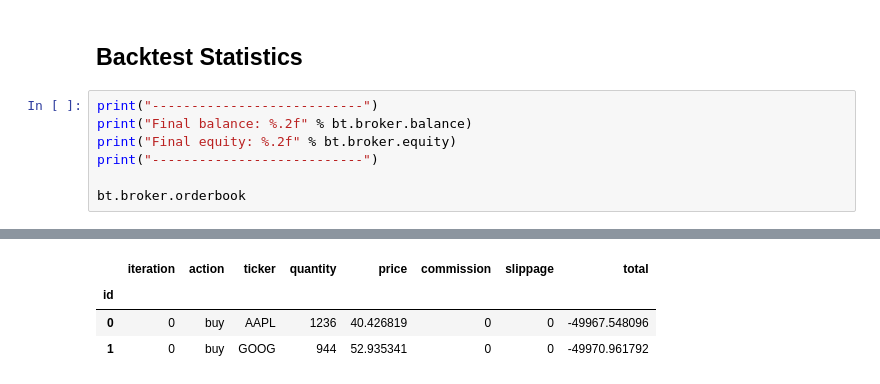
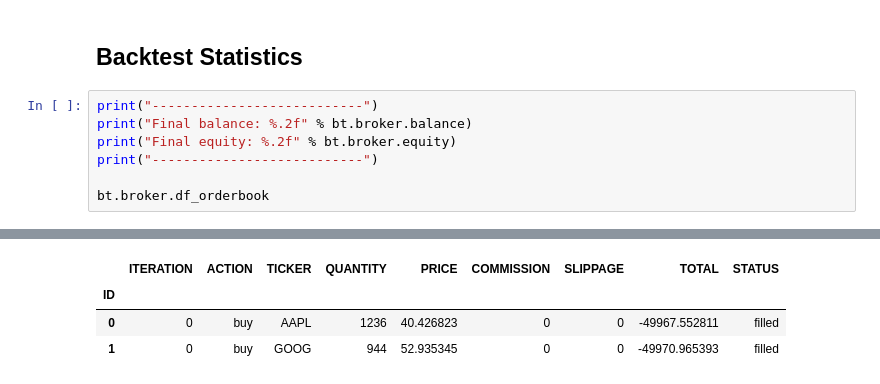
Before and after one commit to ninebel/nbacktest, a Jupyter notebook: examples/Example Buy and Hold.ipynb, the cells around one changed output, grey strips where cells are left out. Saved outputs shown, nothing was run; the diff lists cells and outputs as text.

Commit message:
Change result dataframe and bugfixes

```diff
--- a/examples/Example Buy and Hold.ipynb
+++ b/examples/Example Buy and Hold.ipynb
@@ -97,6 +101,6 @@ print("Final balance: %.2f" % bt.broker.balance)
 print("Final equity: %.2f" % bt.broker.equity)
 print("---------------------------")
 
-bt.broker.orderbook
+bt.broker.df_orderbook
 # %% [output]
 ---------------------------
@@ -105,6 +109,6 @@ Final equity: 241867.51
 ---------------------------
-|  | iteration | action | ticker | quantity | price | commission | slippage | total |
-| id |  |  |  |  |  |  |  |  |
-| 0 | 0 | buy | AAPL | 1236 | 40.426819 | 0 | 0 | -49967.548096 |
-| 1 | 0 | buy | GOOG | 944 | 52.935341 | 0 | 0 | -49970.961792 |
+|  | ITERATION | ACTION | TICKER | QUANTITY | PRICE | COMMISSION | SLIPPAGE | TOTAL | STATUS |
+| ID |  |  |  |  |  |  |  |  |  |
+| 0 | 0 | buy | AAPL | 1236 | 40.426823 | 0 | 0 | -49967.552811 | filled |
+| 1 | 0 | buy | GOOG | 944 | 52.935345 | 0 | 0 | -49970.965393 | filled |
 # %%
```
Also changed, not shown: parts of 8 cells of this notebook, 1 other file.
